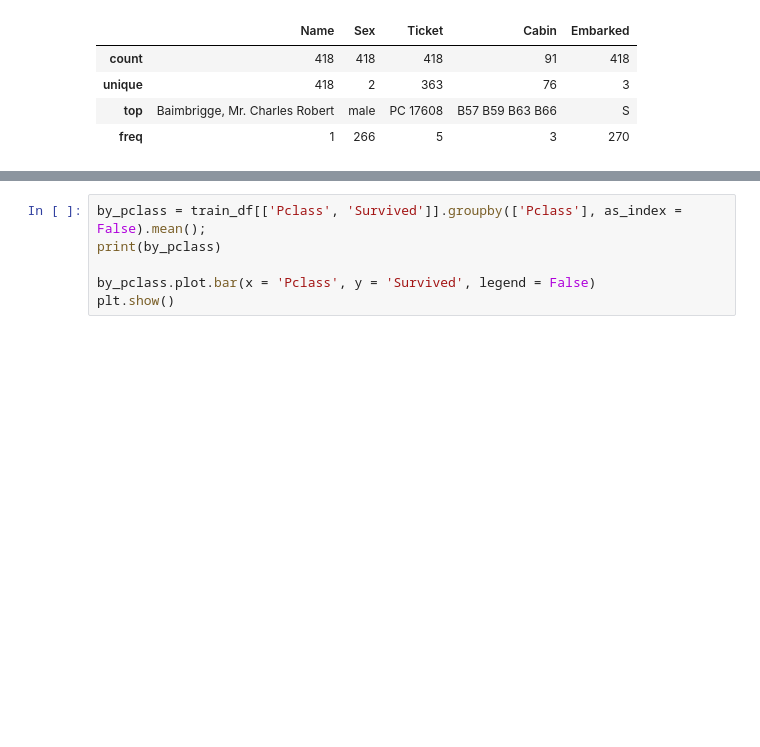
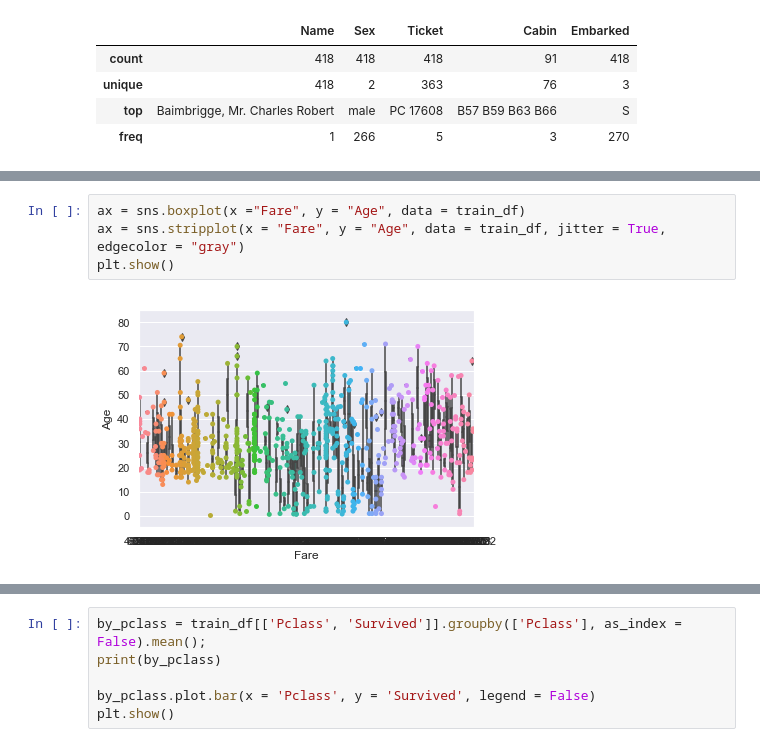
Before and after one commit to roshankoirala/ML-Examples-, a Jupyter notebook: Titanic/1. Titanic EDA .ipynb, the cells around one changed output, grey strips where cells are left out. Cells and saved outputs as stored; diff of their text form; blank space fills up the shorter version.

```diff
--- a/Titanic/1. Titanic EDA .ipynb
+++ b/Titanic/1. Titanic EDA .ipynb
@@ -102,0 +176,6 @@ test_df.describe(include = ['O'])
+# %%
+ax = sns.boxplot(x ="Fare", y = "Age", data = train_df)
+ax = sns.stripplot(x = "Fare", y = "Age", data = train_df, jitter = True, edgecolor = "gray")
+plt.show()
+# %% [output]
+[figure, added]
```
Also changed, not shown: parts of 25 cells of this notebook, 2 other files.
